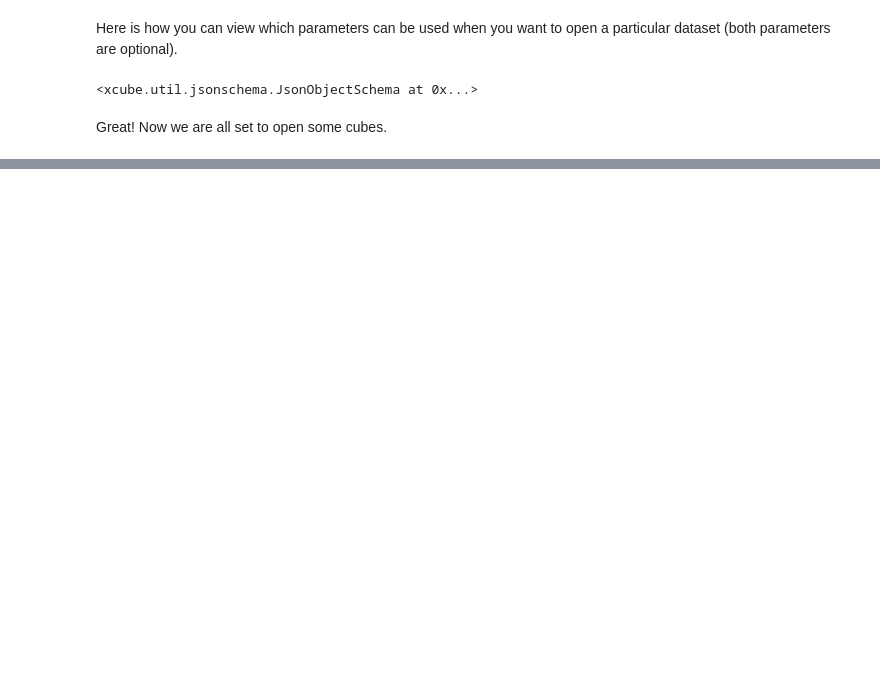
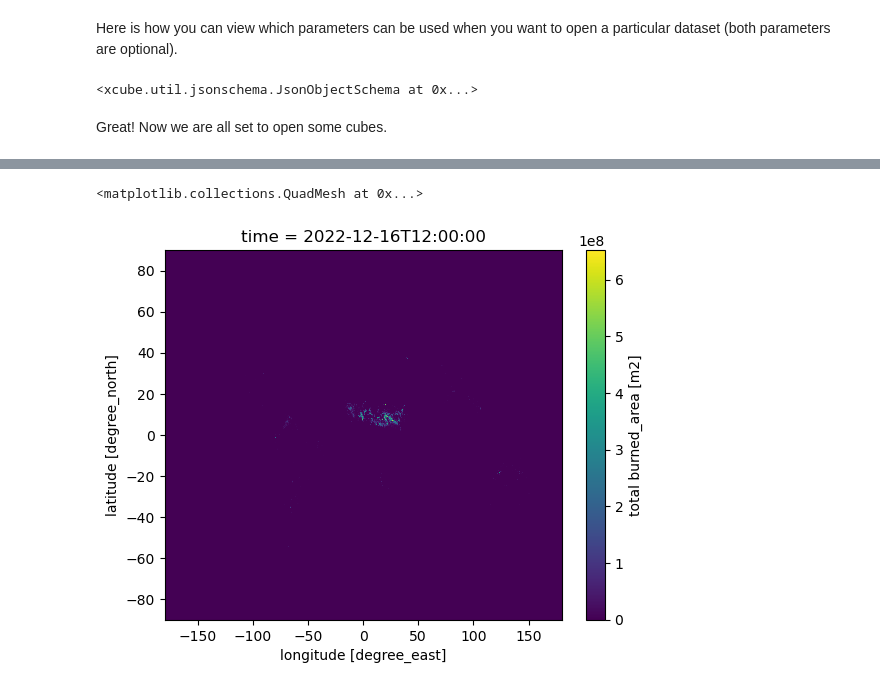
Before and after one commit to esa-cci/esa-climate-toolbox, a Jupyter notebook: docs/source/notebooks/Accessing_Data/2-ECT_General_Data_Access.ipynb, the cells around one changed output, grey strips where cells are left out. Saved outputs shown, nothing was run; the diff lists cells and outputs as text; code cells hidden in the pictures; blank space fills up the shorter version.

```diff
--- a/docs/source/notebooks/Accessing_Data/2-ECT_General_Data_Access.ipynb
+++ b/docs/source/notebooks/Accessing_Data/2-ECT_General_Data_Access.ipynb
@@ -88,3 +91,6 @@ cci_store.get_open_data_params_schema(data_id='esacci.AEROSOL.mon.L3.AAI.multi-s
 <xcube.util.jsonschema.JsonObjectSchema at 0x...>
 # %% [markdown]
 Great! Now we are all set to open some cubes.
+# %%
+ds = cci_store.open_data(data_id='esacci.FIRE.mon.L4.BA.MODIS.Terra.MODIS_TERRA.v5-1.grid', opener_id='dataset:zarr:cciodp')
+ds
@@ -90,0 +115,5 @@ Great! Now we are all set to open some cubes.
+# %%
+ds.isel(time=263).burned_area.plot()
+# %% [output]
+<matplotlib.collections.QuadMesh at 0x...>
+[figure, added]
```
Also changed, not shown: parts of 7 cells of this notebook, 10 other files.
